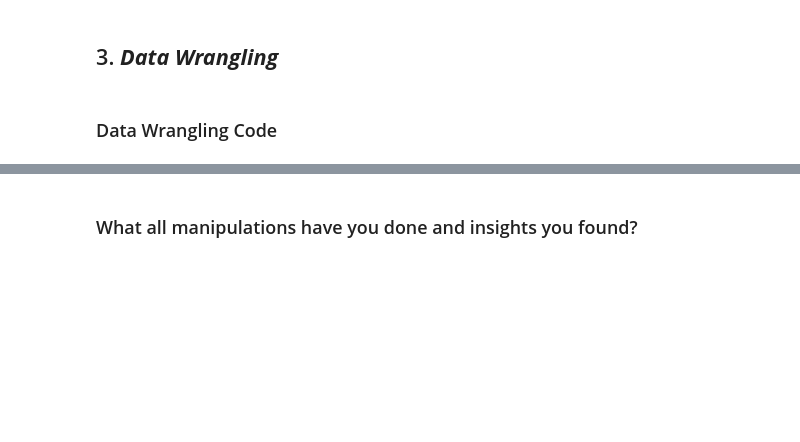
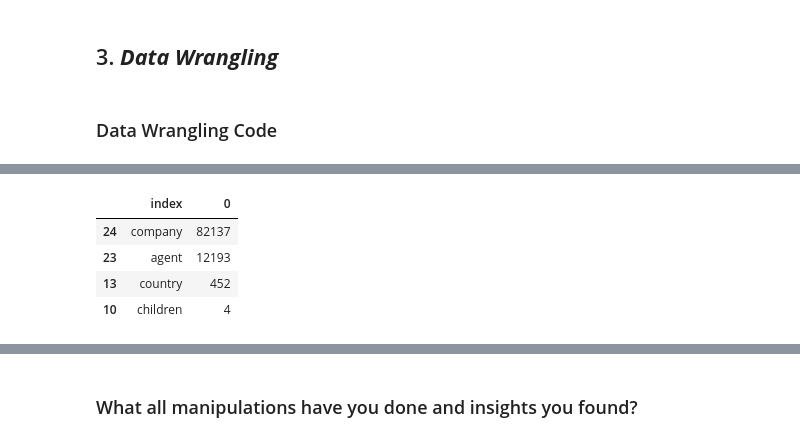
Before and after one commit to Bhushan0097/01.-CAPSTONE-PROJECT----Hotel-Bookings.csv, a Jupyter notebook: 01_Capstone_Project_EDA_HotelBooking.ipynb, the cells around one changed output, grey strips where cells are left out. Saved outputs shown, nothing was run; the diff lists cells and outputs as text; code cells hidden in the pictures; blank space fills up the shorter version.

```diff
--- a/01_Capstone_Project_EDA_HotelBooking.ipynb
+++ b/01_Capstone_Project_EDA_HotelBooking.ipynb
@@ -388,0 +421,9 @@ print(tab)
+# %%
+null_data = hotel_data2.isnull().sum().reset_index()
+null_data.sort_values(by=[0],ascending=False).head(4)
+# %% [output]
+|  | index | 0 |
+| 24 | company | 82137 |
+| 23 | agent | 12193 |
+| 13 | country | 452 |
+| 10 | children | 4 |
```
Also changed, not shown: parts of 14 cells of this notebook.
